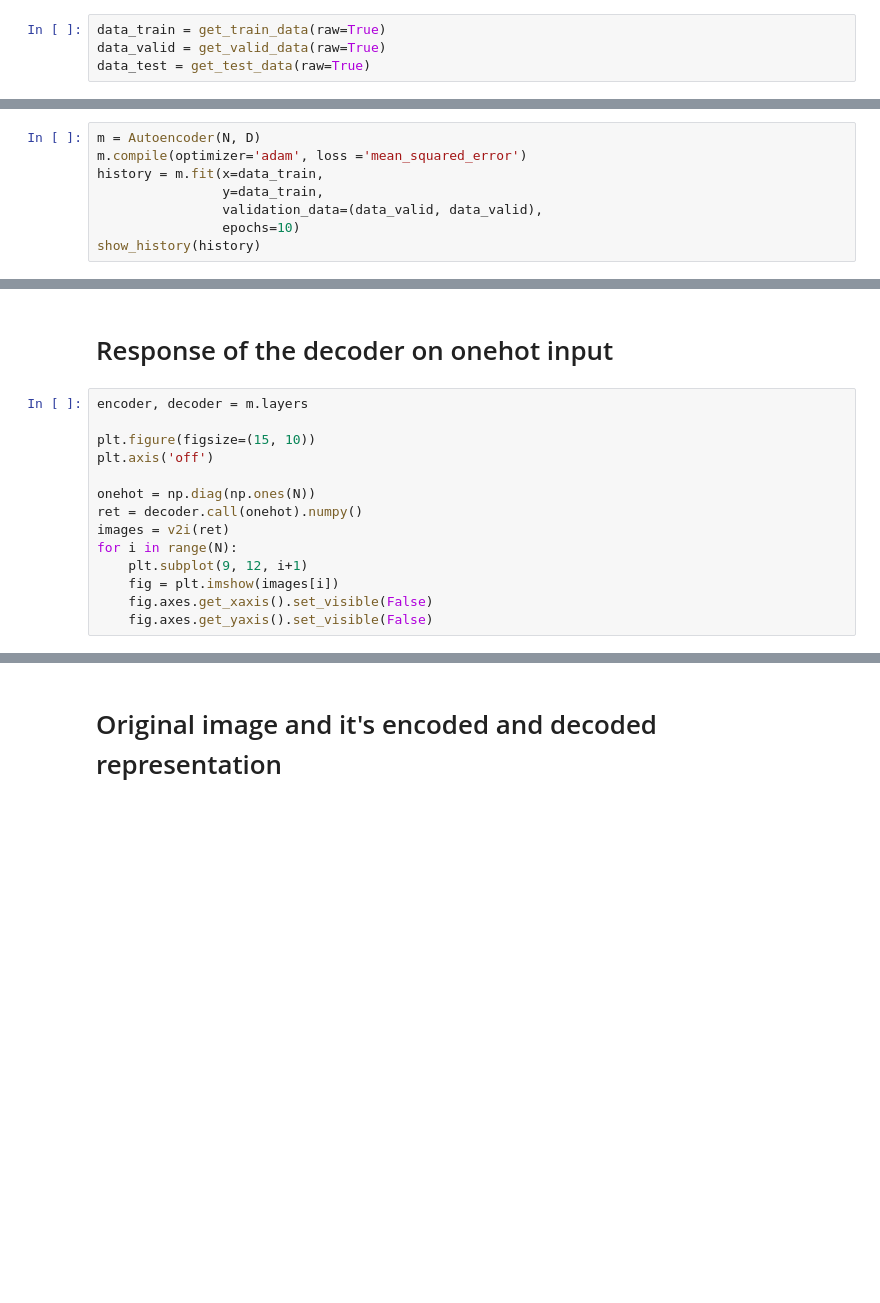
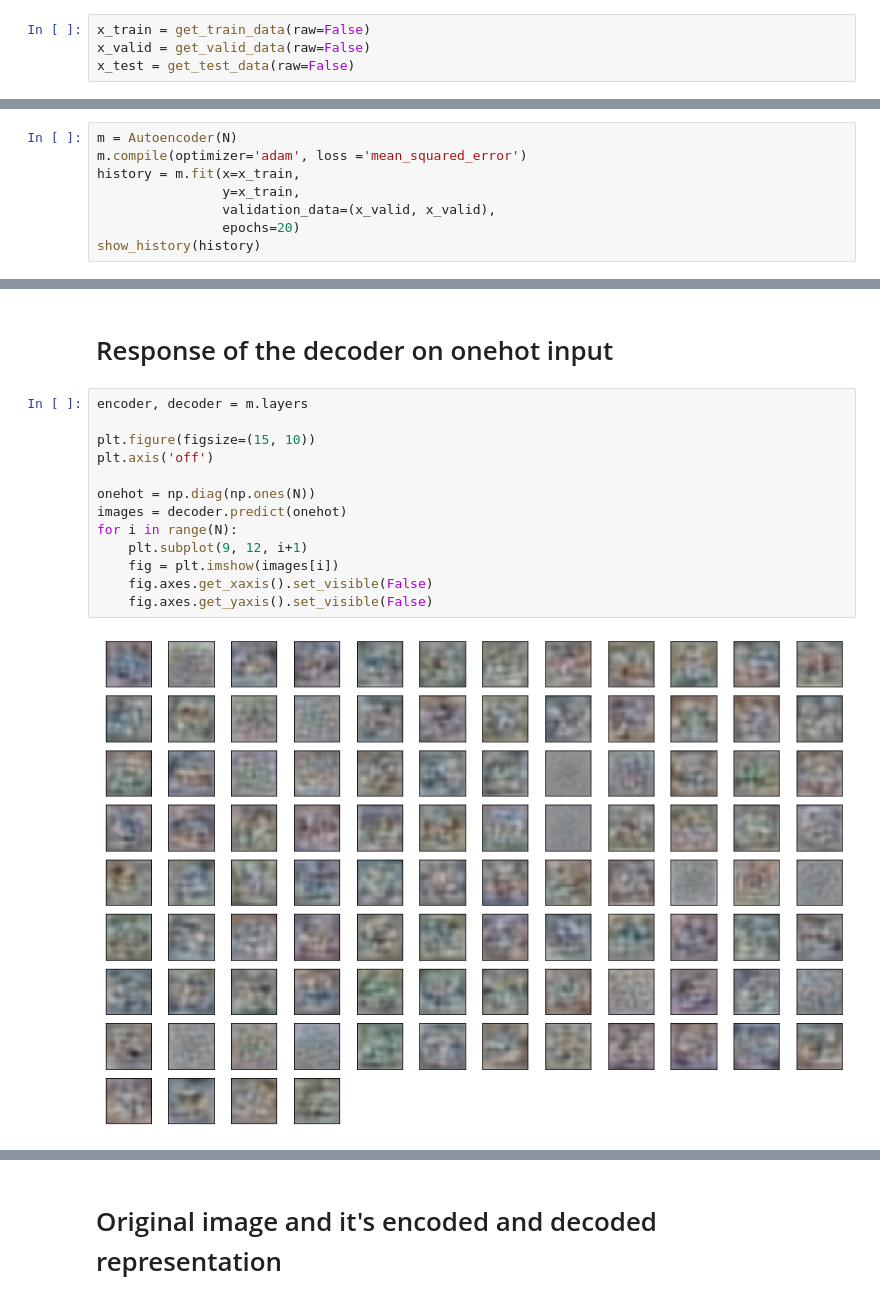
Before and after one commit to emaniac/autoencoder, a Jupyter notebook: src/develop.ipynb, the cells around one changed output, grey strips where cells are left out. Saved outputs shown, nothing was run; the diff lists cells and outputs as text; blank space fills up the shorter version.

```diff
--- a/src/develop.ipynb
+++ b/src/develop.ipynb
@@ -16,8 +16,8 @@ The autoreload extension is already loaded. To reload it, use:
 # %% [markdown]
 # Prepare the data
 # %%
-data_train = get_train_data(raw=True)
-data_valid = get_valid_data(raw=True)
-data_test = get_test_data(raw=True)
+x_train = get_train_data(raw=False)
+x_valid = get_valid_data(raw=False)
+x_test = get_test_data(raw=False)
 # %% [markdown]
 # Create and train the model
@@ -24,9 +47,9 @@ data_test = get_test_data(raw=True)
 # %%
-m = Autoencoder(N, D)
+m = Autoencoder(N)
 m.compile(optimizer='adam', loss ='mean_squared_error')
-history = m.fit(x=data_train,
-                y=data_train,
-                validation_data=(data_valid, data_valid),
-                epochs=10)
+history = m.fit(x=x_train,
+                y=x_train,
+                validation_data=(x_valid, x_valid),
+                epochs=20)
 show_history(history)
 # %% [output]
@@ -39,14 +66,15 @@ ValueError: in converted code:
 # %%
 encoder, decoder = m.layers
 
 plt.figure(figsize=(15, 10))
 plt.axis('off')
 
 onehot = np.diag(np.ones(N))
-ret = decoder.call(onehot).numpy()
-images = v2i(ret)
+images = decoder.predict(onehot)
 for i in range(N):
     plt.subplot(9, 12, i+1)
     fig = plt.imshow(images[i])
     fig.axes.get_xaxis().set_visible(False)
     fig.axes.get_yaxis().set_visible(False)
+# %% [output]
+[figure, added]
```
Also changed, not shown: parts of 5 cells of this notebook, 1 other file.
